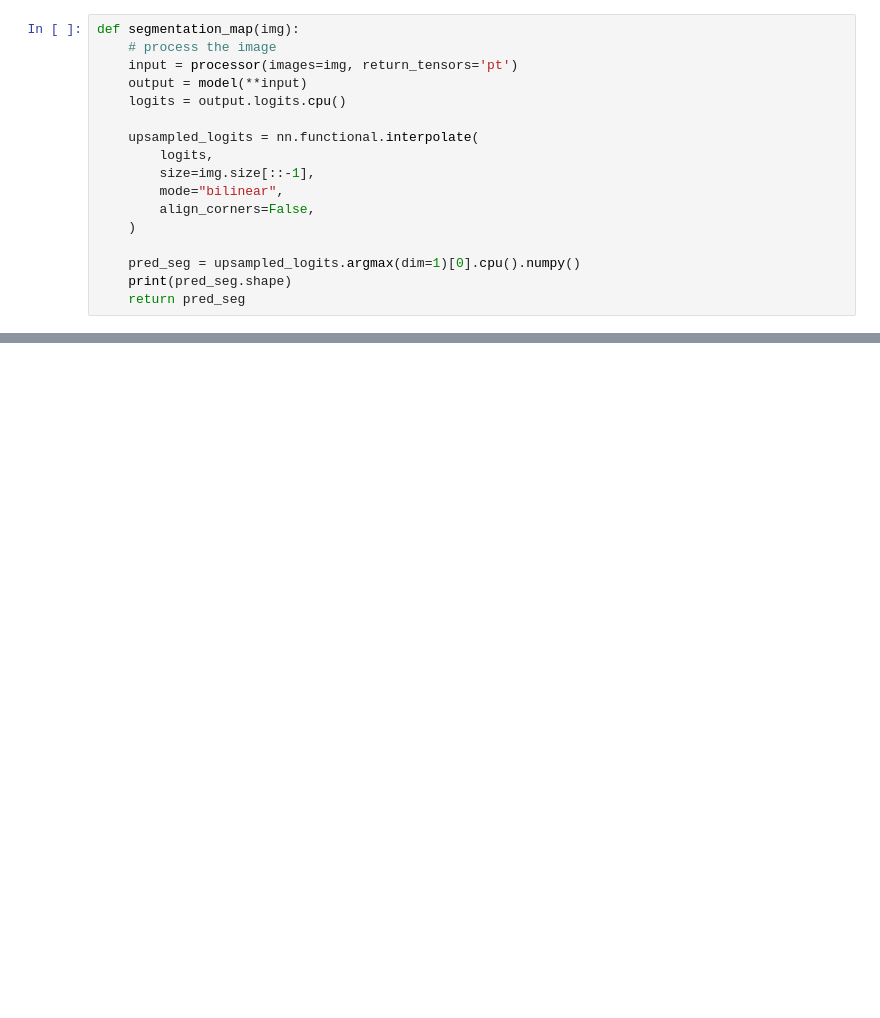
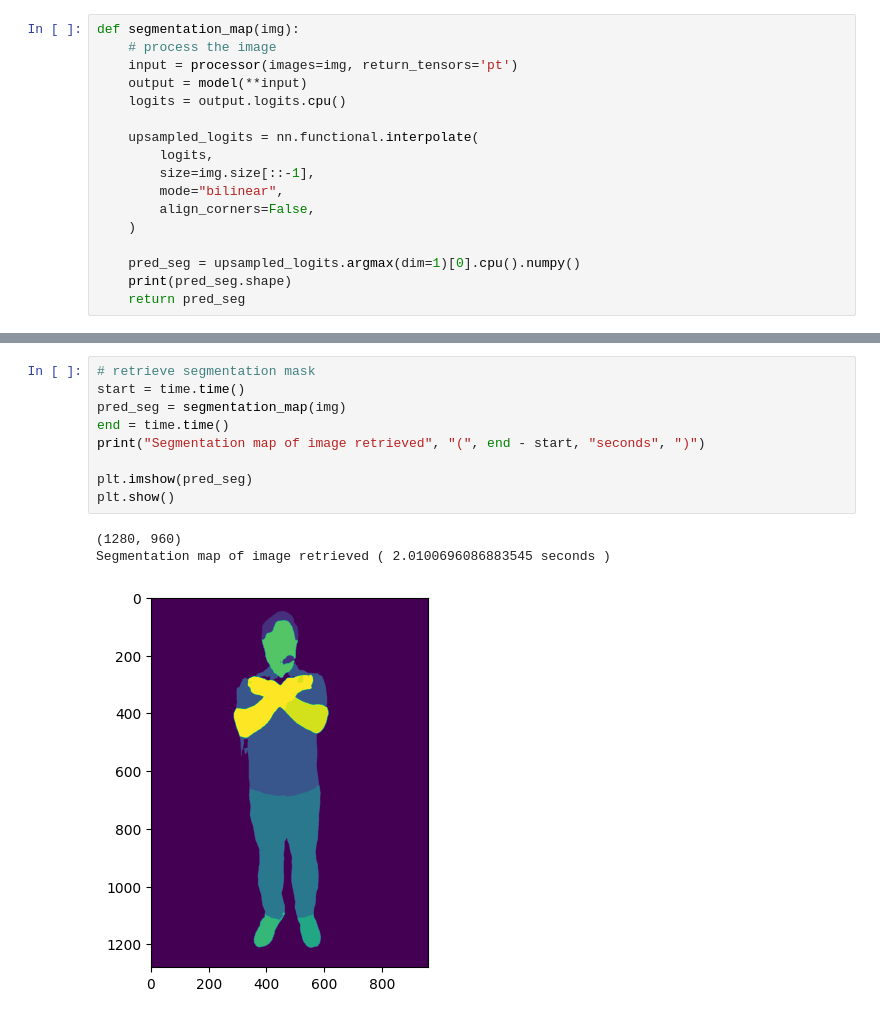
Before and after one commit to yankunm/Body_Dimension, a Jupyter notebook: pipeline.ipynb, the cells around one changed output, grey strips where cells are left out. Saved outputs shown, nothing was run; the diff lists cells and outputs as text; blank space fills up the shorter version.

```diff
--- a/pipeline.ipynb
+++ b/pipeline.ipynb
@@ -32,0 +45,13 @@ image_link = "/lat.jpg"
+# %%
+# retrieve segmentation mask
+start = time.time()
+pred_seg = segmentation_map(img)
+end = time.time()
+print("Segmentation map of image retrieved", "(", end - start, "seconds", ")")
+
+plt.imshow(pred_seg)
+plt.show()
+# %% [output]
+(1280, 960)
+Segmentation map of image retrieved ( 2.0100696086883545 seconds )
+[figure, added]
```
Also changed, not shown: parts of 10 cells of this notebook.
